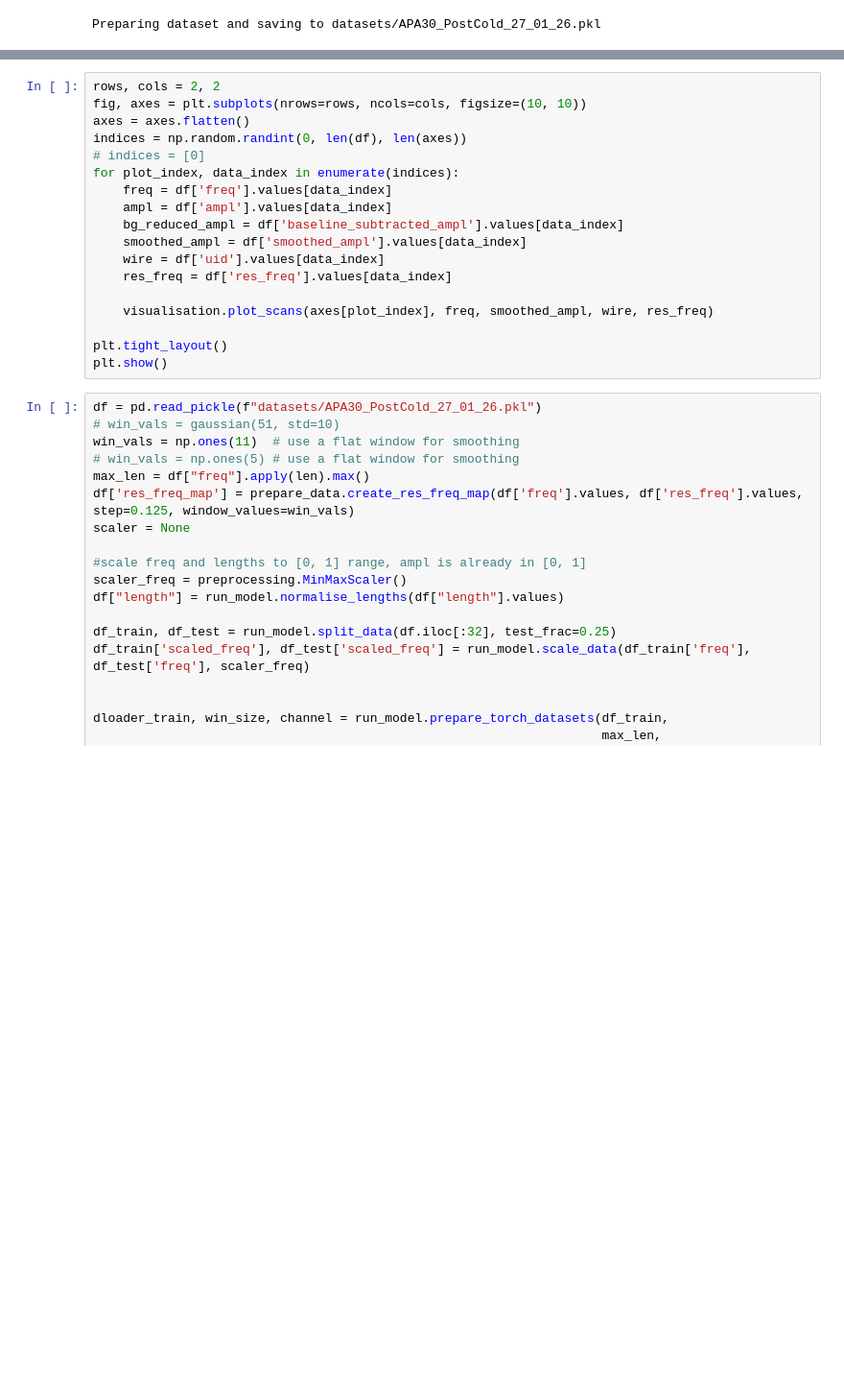
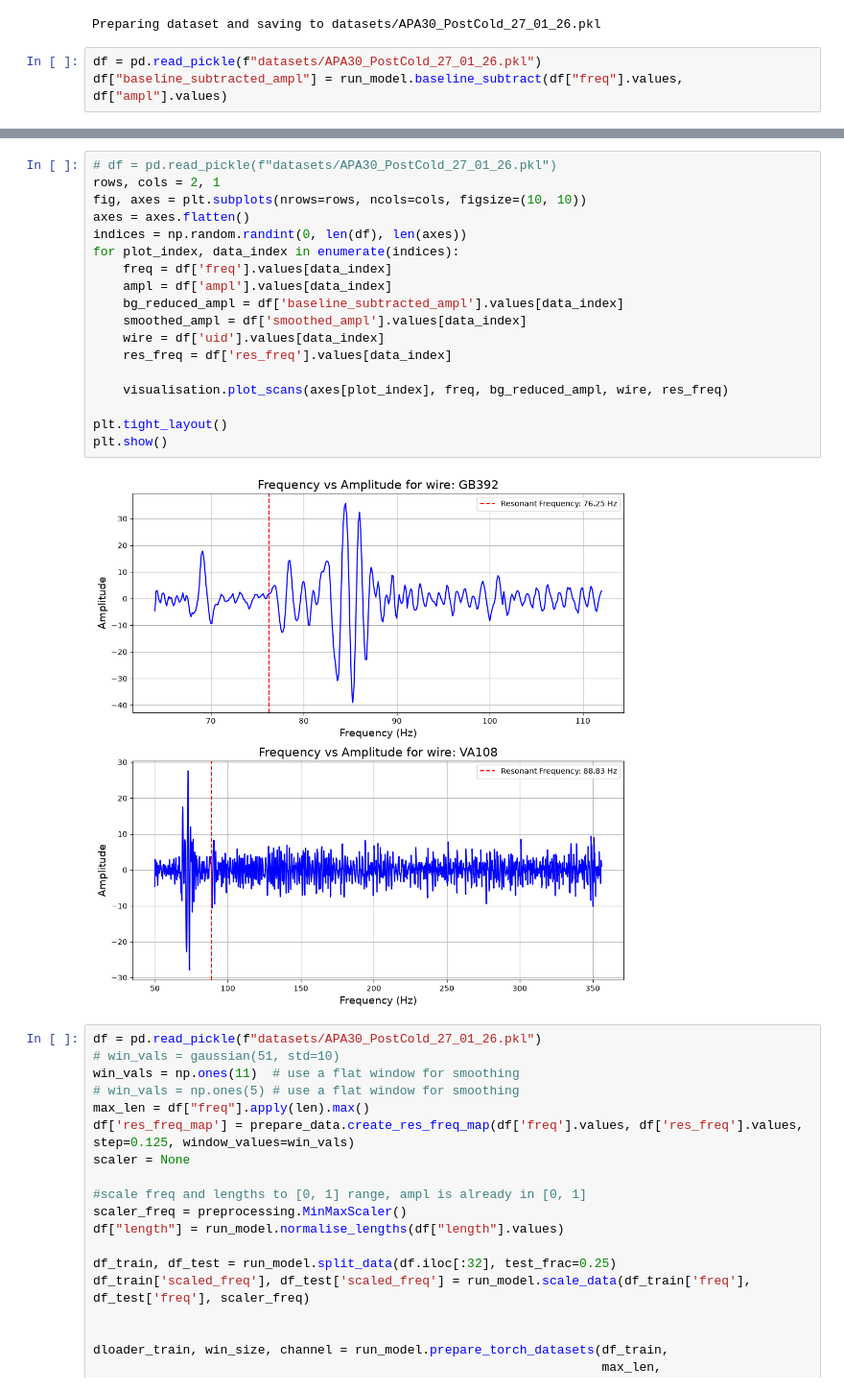
Before and after one commit to SiemBerhane/preliminary-dwa-ml, a Jupyter notebook: initial-data-cleaning/testing.ipynb, the cells around one changed output, grey strips where cells are left out. Shown at 96% size. Cells and saved outputs as stored; diff of their text form; blank space fills up the shorter version.

```diff
--- a/initial-data-cleaning/testing.ipynb
+++ b/initial-data-cleaning/testing.ipynb
@@ -21,3 +29,6 @@ print(f"Preparing dataset and saving to datasets/{dataset_name}.pkl")
 df = run_model.prepare_scan_data(raw_path, proc_path, stage, dataset_name)
 # %% [output]
 Preparing dataset and saving to datasets/APA30_PostCold_27_01_26.pkl
+# %%
+df = pd.read_pickle(f"datasets/APA30_PostCold_27_01_26.pkl")
+df["baseline_subtracted_ampl"] = run_model.baseline_subtract(df["freq"].values, df["ampl"].values)
@@ -24,21 +43,23 @@ Preparing dataset and saving to datasets/APA30_PostCold_27_01_26.pkl
 # %%
-rows, cols = 2, 2
+# df = pd.read_pickle(f"datasets/APA30_PostCold_27_01_26.pkl")
+rows, cols = 2, 1
 fig, axes = plt.subplots(nrows=rows, ncols=cols, figsize=(10, 10))
 axes = axes.flatten()
 indices = np.random.randint(0, len(df), len(axes))
-# indices = [0]
 for plot_index, data_index in enumerate(indices):
     freq = df['freq'].values[data_index]
     ampl = df['ampl'].values[data_index]
     bg_reduced_ampl = df['baseline_subtracted_ampl'].values[data_index]
     smoothed_ampl = df['smoothed_ampl'].values[data_index]
     wire = df['uid'].values[data_index]
     res_freq = df['res_freq'].values[data_index]
 
-    visualisation.plot_scans(axes[plot_index], freq, smoothed_ampl, wire, res_freq)
+    visualisation.plot_scans(axes[plot_index], freq, bg_reduced_ampl, wire, res_freq)
 
 plt.tight_layout()
 plt.show()
+# %% [output]
+[figure, added]
 # %%
 df = pd.read_pickle(f"datasets/APA30_PostCold_27_01_26.pkl")
 # win_vals = gaussian(51, std=10)
```
Also changed, not shown: parts of 2 cells of this notebook, 1 other file.
